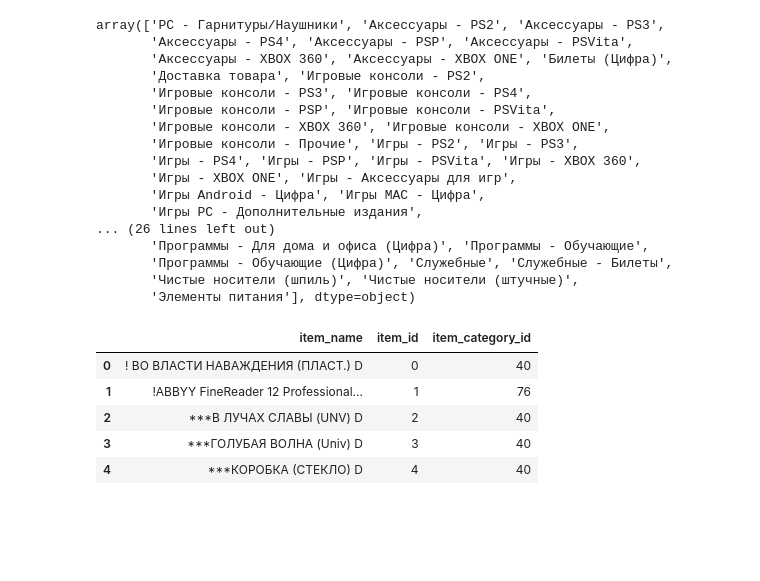
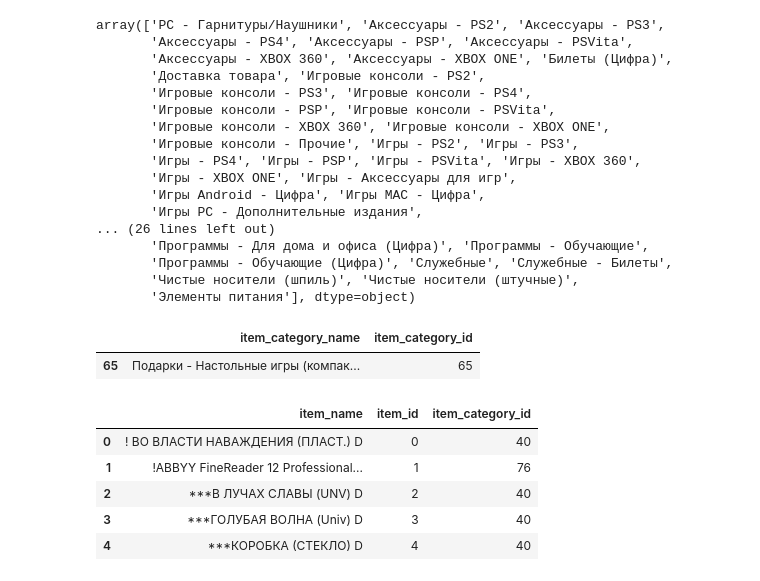
Before and after one commit to kamleshiitbhu/competition, a Jupyter notebook: competitive-data-science-predict-future-sales/predict-future-sales.ipynb, the cells around one changed output. Saved outputs shown, nothing was run; the diff lists cells and outputs as text; code cells hidden in the pictures; blank space fills up the shorter version.

```diff
--- a/competitive-data-science-predict-future-sales/predict-future-sales.ipynb
+++ b/competitive-data-science-predict-future-sales/predict-future-sales.ipynb
@@ -114 +127,6 @@ array(['PC - Гарнитуры/Наушники', 'Аксессуары - PS2',
 ## check Подарки - Настольные игры and Подарки - Настольные игры (компактные)
+# %%
+item_cat[item_cat.item_category_name=='Подарки - Настольные игры (компактные)'].head()
+# %% [output]
+|  | item_category_name | item_category_id |
+| 65 | Подарки - Настольные игры (компак... | 65 |
```
Also changed, not shown: parts of 14 cells of this notebook, 2 other files.
